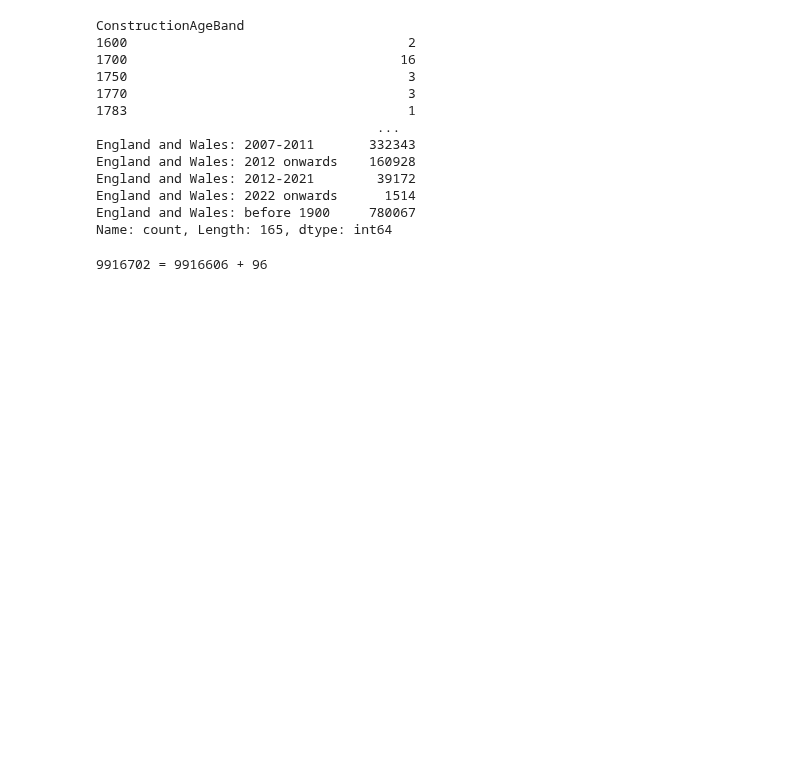
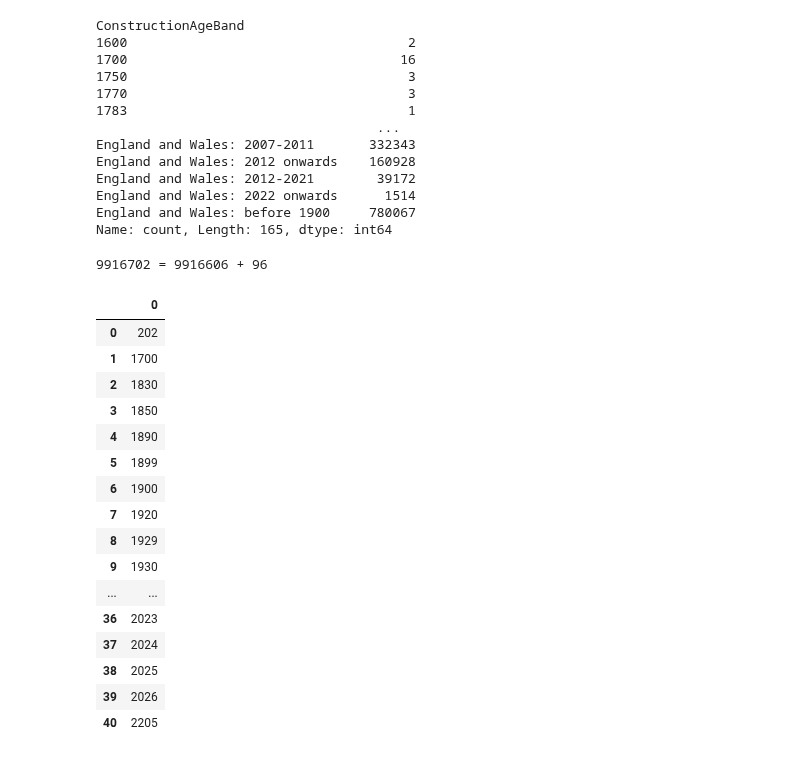
Before and after one commit to iaspidem/epc-learn, a Jupyter notebook: preprocess.ipynb, the cells around one changed output. Drawn from its saved outputs; the diff is of its cells as text; code cells hidden in the pictures; blank space fills up the shorter version.

```diff
--- a/preprocess.ipynb
+++ b/preprocess.ipynb
@@ -658,3 +665,26 @@ Name: count, Length: 165, dtype: int64
 print(str(df_temp.sum() + count_na) + " = " + str(int(df_temp.sum())) + " + " + str(count_na))
 # %% [output]
 9916702 = 9916606 + 96
+# %%
+cab_filter = chunks[0]["ConstructionAgeBand"].str.extract(r"^(\d{3,4})$", expand=False)
+cab_filter = cab_filter.dropna().unique().astype(int)
+cab_filter = pd.DataFrame(sorted(cab_filter))
+display(cab_filter)
+# %% [output]
+|  | 0 |
+| 0 | 202 |
+| 1 | 1700 |
+| 2 | 1830 |
+| 3 | 1850 |
+| 4 | 1890 |
+| 5 | 1899 |
+| 6 | 1900 |
+| 7 | 1920 |
+| 8 | 1929 |
+| 9 | 1930 |
+| ... | ... |
+| 36 | 2023 |
+| 37 | 2024 |
+| 38 | 2025 |
+| 39 | 2026 |
+| 40 | 2205 |
```
Also changed, not shown: parts of 9 cells of this notebook.
